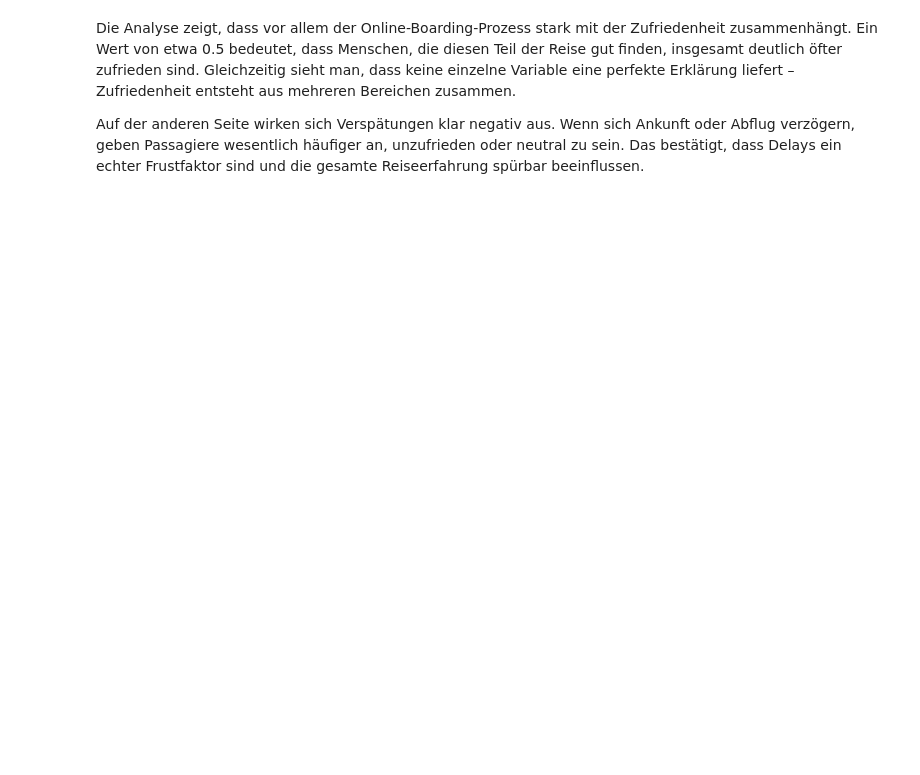
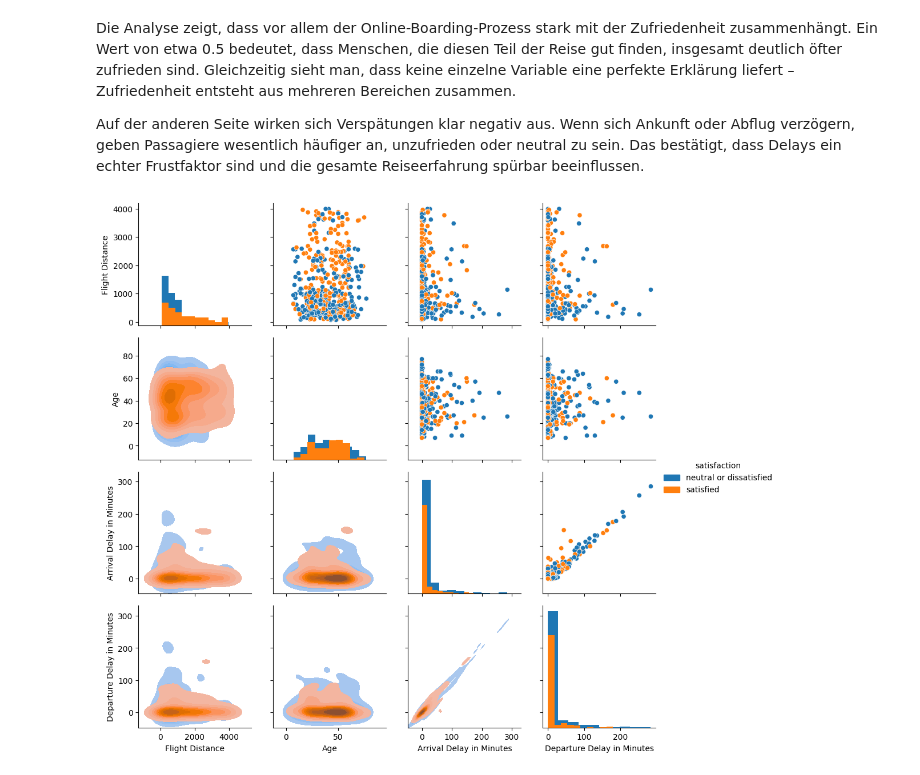
Before and after one commit to Sulphur1407/DSKI-Portfolio-1, a Jupyter notebook: PortfolioFinalVersion.ipynb, the cells around one changed output. Cells and saved outputs as stored; diff of their text form; code cells hidden in the pictures; blank space fills up the shorter version.

```diff
--- a/PortfolioFinalVersion.ipynb
+++ b/PortfolioFinalVersion.ipynb
@@ -710,3 +750,15 @@ plt.show()
 Die Analyse zeigt, dass vor allem der Online-Boarding-Prozess stark mit der Zufriedenheit zusammenhängt. Ein Wert von etwa 0.5 bedeutet, dass Menschen, die diesen Teil der Reise gut finden, insgesamt deutlich öfter zufrieden sind. Gleichzeitig sieht man, dass keine einzelne Variable eine perfekte Erklärung liefert – Zufriedenheit entsteht aus mehreren Bereichen zusammen.
 
 Auf der anderen Seite wirken sich Verspätungen klar negativ aus. Wenn sich Ankunft oder Abflug verzögern, geben Passagiere wesentlich häufiger an, unzufrieden oder neutral zu sein. Das bestätigt, dass Delays ein echter Frustfaktor sind und die gesamte Reiseerfahrung spürbar beeinflussen.
+# %%
+columns = ["Flight Distance","Age","Arrival Delay in Minutes", "Departure Delay in Minutes"] #Kardinale Variablen
+sample_df = df.sample(n=500, random_state=42) # Zufällige Stichprobe von 500 Zeilen für die PairGrid-Visualisierung
+
+giant_grid = sns.PairGrid(sample_df, hue = "satisfaction", vars = columns) # Erstellen des PairGrid
+giant_grid.map_diag(plt.hist) # Erstellen der Histogramme auf der Diagonalen
+giant_grid.map_upper(sns.scatterplot) # Erstellen der Scatterplots im oberen Dreieck
+giant_grid.map_lower(sns.kdeplot, fill = True) # Erstellen der KDE-Plots im unteren Dreieck
+giant_grid.add_legend() # Legende hinzufügen
+plt.show() # Anzeigen des Plots
+# %% [output]
+[figure, added]
```
Also changed, not shown: parts of 37 cells of this notebook.
